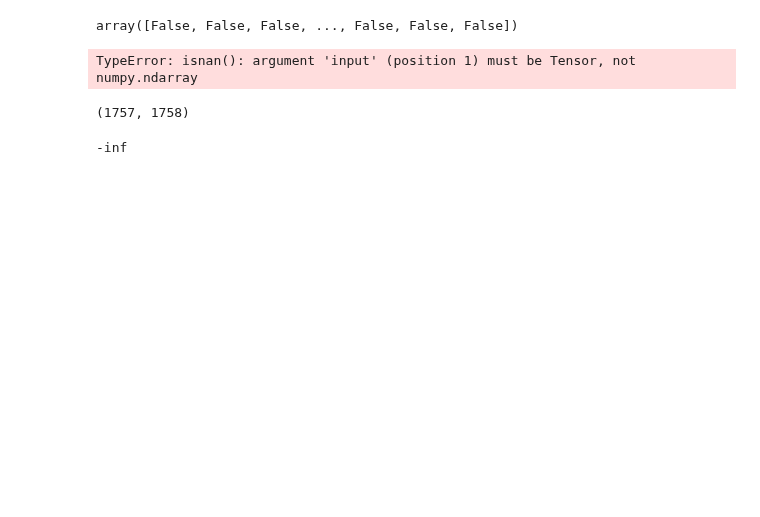
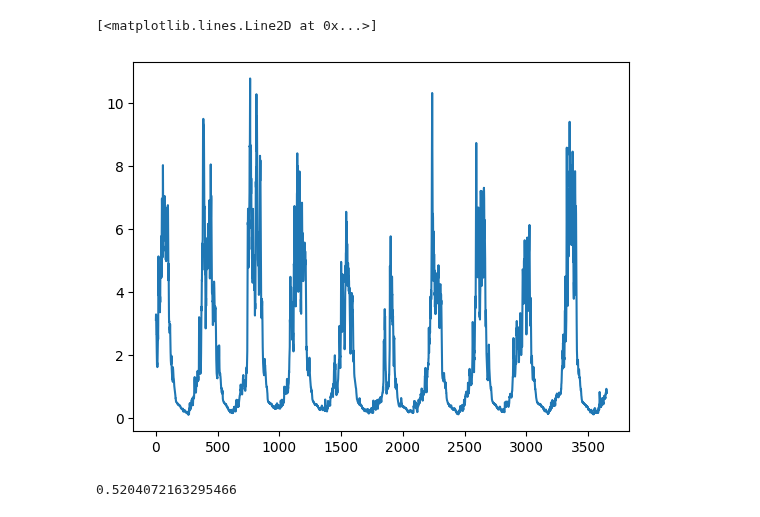
Before and after one commit to stsfk/deep_lumped, a Jupyter notebook: test_lstm_model.ipynb, the cells around one changed output. Drawn from its saved outputs; the diff is of its cells as text; code cells hidden in the pictures; blank space fills up the shorter version.

```diff
--- a/test_lstm_model.ipynb
+++ b/test_lstm_model.ipynb
@@ -510,4 +176,18 @@ torch.save(decoder.cpu(), "lstm_decoder.pt")
 # %%
-embedding = torch.load("lstm_embedding.pt", map_location=torch.device('cpu'))
-decoder = torch.load("lstm_decoder.pt", map_location=torch.device('cpu'))
+embedding = torch.load("data/lstm_embedding.pt", map_location=torch.device('cpu'))
+decoder = torch.load("data/lstm_decoder.pt", map_location=torch.device('cpu'))
 embedding, decoder = embedding.to(DEVICE), decoder.to(DEVICE)
+
+preds = training_fun.val_model_mem_saving(
+    embedding=embedding,
+    decoder=decoder,
+    dataset=dtest,
+    storge_device=storge_device,
+    computing_device=computing_device,
+    use_amp=use_amp,
+    val_metric=training_fun.mse_loss_with_nans,
+    return_summary=False,
+    val_steps=200
+)
+
+_, y = dtest.get_val_batch()
@@ -574,16 +266,9 @@ plt.show()
+# %%
+plt.plot(preds2[0,:])
+# %% [output]
+[<matplotlib.lines.Line2D at 0x...>]
+[figure, added]
 # %%
-np.isnan(kges)
+np.median(kges)
 # %% [output]
-array([False, False, False, ..., False, False, False])
+0.5204072163295466
-# %%
-kges(torch.isnan(kges))
-# %% [output]
-TypeError: isnan(): argument 'input' (position 1) must be Tensor, not numpy.ndarray
-# %%
-len(kges[~np.isnan(kges)]), len(nse[~np.isnan(nse)])
-# %% [output]
-(1757, 1758)
-# %%
-nse[~np.isnan(nse)].mean()
-# %% [output]
--inf
```
Also changed, not shown: parts of 29 cells of this notebook.
